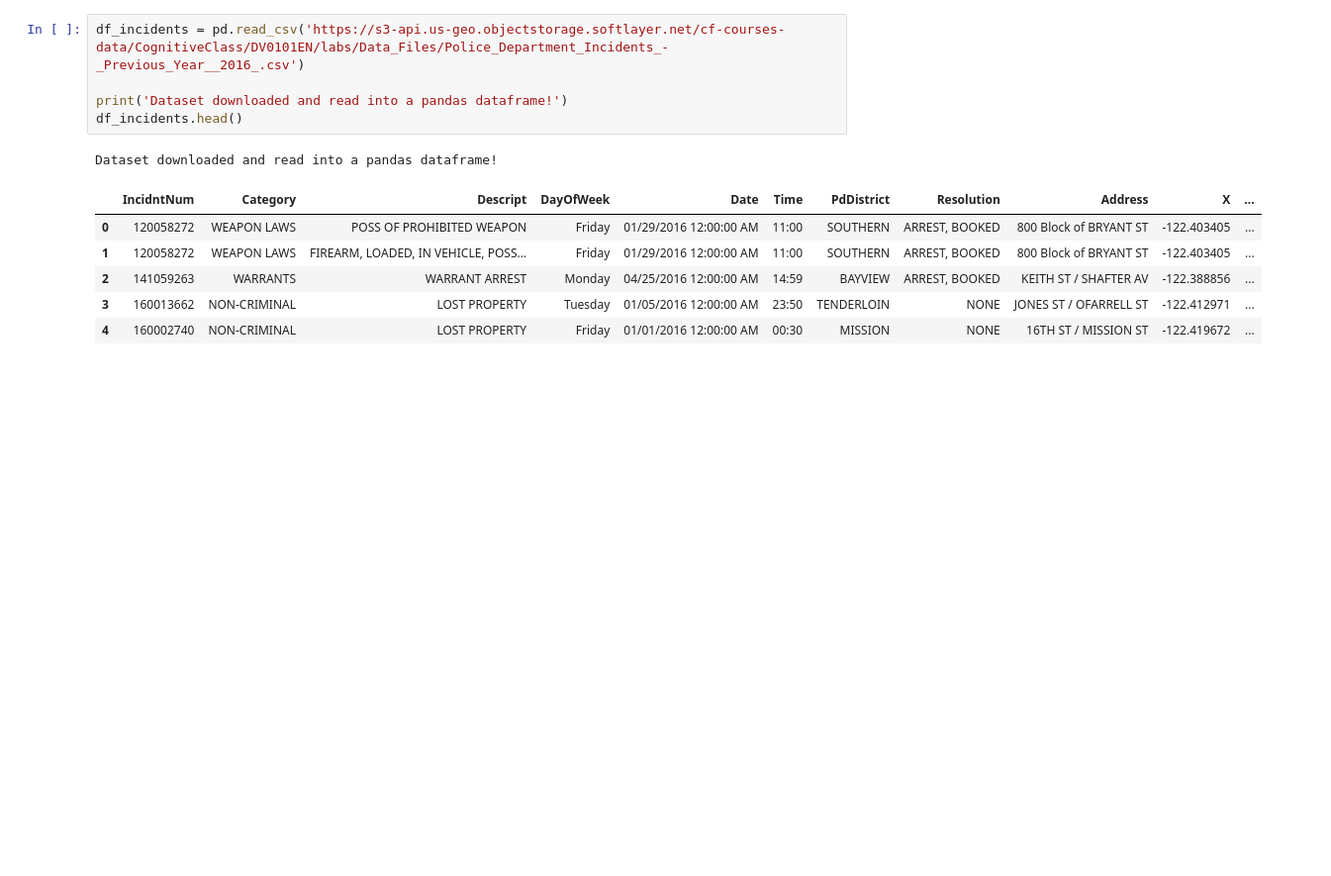
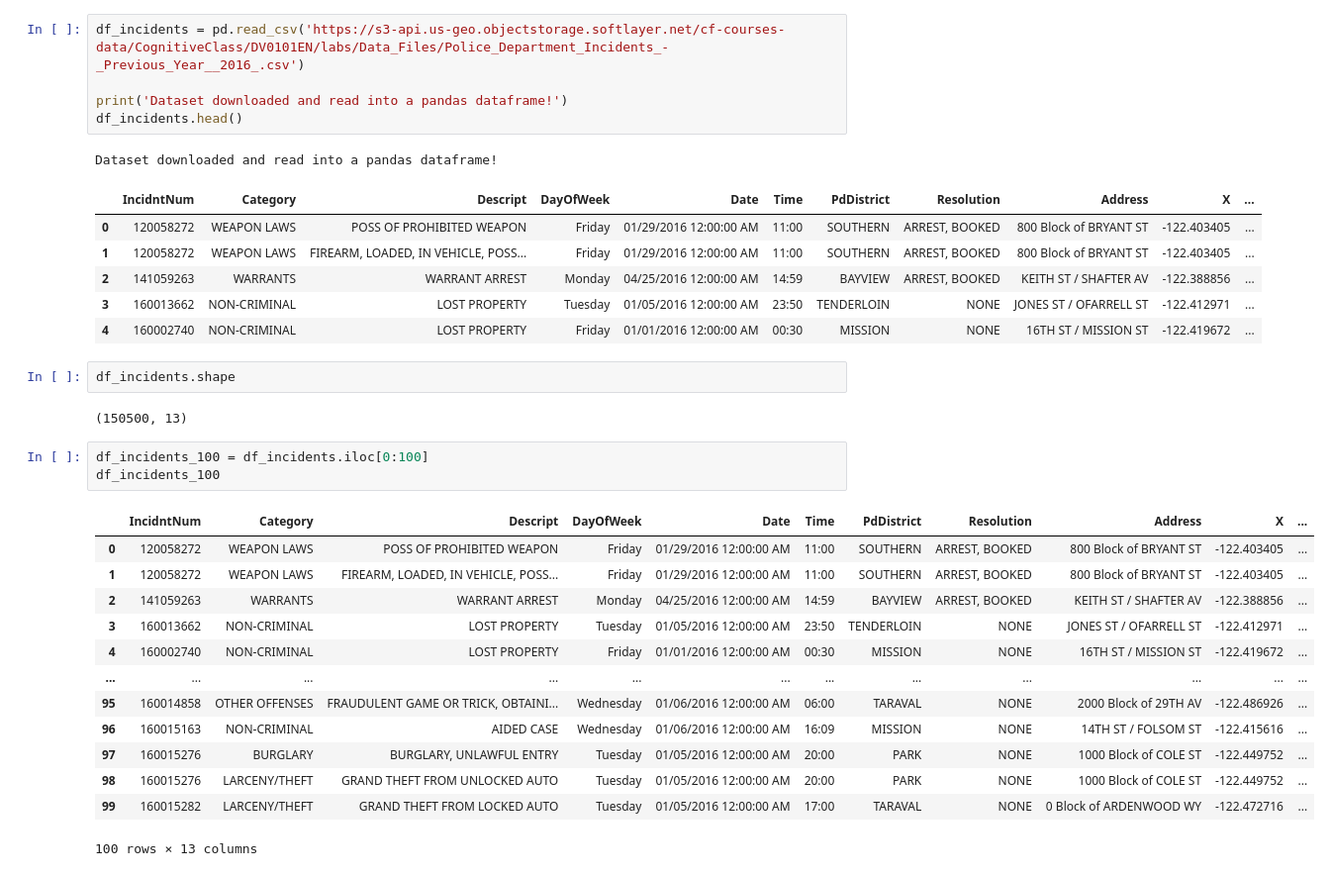
Before and after one commit to digipodium/python_content_for_tts_batch, a Jupyter notebook: dataanalysis/showing_data_on_maps.ipynb, the cells around one changed output. Shown: that part at 99% size. Drawn from its saved outputs; the diff is of its cells as text; blank space fills up the shorter version.

```diff
--- a/dataanalysis/showing_data_on_maps.ipynb
+++ b/dataanalysis/showing_data_on_maps.ipynb
@@ -21,3 +38,24 @@ Dataset downloaded and read into a pandas dataframe!
 | 2 | 141059263 | WARRANTS | WARRANT ARREST | Monday | 04/25/2016 12:00:00 AM | 14:59 | BAYVIEW | ARREST, BOOKED | KEITH ST / SHAFTER AV | -122.388856 | ... |
 | 3 | 160013662 | NON-CRIMINAL | LOST PROPERTY | Tuesday | 01/05/2016 12:00:00 AM | 23:50 | TENDERLOIN | NONE | JONES ST / OFARRELL ST | -122.412971 | ... |
 | 4 | 160002740 | NON-CRIMINAL | LOST PROPERTY | Friday | 01/01/2016 12:00:00 AM | 00:30 | MISSION | NONE | 16TH ST / MISSION ST | -122.419672 | ... |
+# %%
+df_incidents.shape
+# %% [output]
+(150500, 13)
+# %%
+df_incidents_100 = df_incidents.iloc[0:100]
+df_incidents_100
+# %% [output]
+|  | IncidntNum | Category | Descript | DayOfWeek | Date | Time | PdDistrict | Resolution | Address | X | ... |
+| 0 | 120058272 | WEAPON LAWS | POSS OF PROHIBITED WEAPON | Friday | 01/29/2016 12:00:00 AM | 11:00 | SOUTHERN | ARREST, BOOKED | 800 Block of BRYANT ST | -122.403405 | ... |
+| 1 | 120058272 | WEAPON LAWS | FIREARM, LOADED, IN VEHICLE, POSS... | Friday | 01/29/2016 12:00:00 AM | 11:00 | SOUTHERN | ARREST, BOOKED | 800 Block of BRYANT ST | -122.403405 | ... |
+| 2 | 141059263 | WARRANTS | WARRANT ARREST | Monday | 04/25/2016 12:00:00 AM | 14:59 | BAYVIEW | ARREST, BOOKED | KEITH ST / SHAFTER AV | -122.388856 | ... |
+| 3 | 160013662 | NON-CRIMINAL | LOST PROPERTY | Tuesday | 01/05/2016 12:00:00 AM | 23:50 | TENDERLOIN | NONE | JONES ST / OFARRELL ST | -122.412971 | ... |
+| 4 | 160002740 | NON-CRIMINAL | LOST PROPERTY | Friday | 01/01/2016 12:00:00 AM | 00:30 | MISSION | NONE | 16TH ST / MISSION ST | -122.419672 | ... |
+| ... | ... | ... | ... | ... | ... | ... | ... | ... | ... | ... | ... |
+| 95 | 160014858 | OTHER OFFENSES | FRAUDULENT GAME OR TRICK, OBTAINI... | Wednesday | 01/06/2016 12:00:00 AM | 06:00 | TARAVAL | NONE | 2000 Block of 29TH AV | -122.486926 | ... |
+| 96 | 160015163 | NON-CRIMINAL | AIDED CASE | Wednesday | 01/06/2016 12:00:00 AM | 16:09 | MISSION | NONE | 14TH ST / FOLSOM ST | -122.415616 | ... |
+| 97 | 160015276 | BURGLARY | BURGLARY, UNLAWFUL ENTRY | Tuesday | 01/05/2016 12:00:00 AM | 20:00 | PARK | NONE | 1000 Block of COLE ST | -122.449752 | ... |
+| 98 | 160015276 | LARCENY/THEFT | GRAND THEFT FROM UNLOCKED AUTO | Tuesday | 01/05/2016 12:00:00 AM | 20:00 | PARK | NONE | 1000 Block of COLE ST | -122.449752 | ... |
+| 99 | 160015282 | LARCENY/THEFT | GRAND THEFT FROM LOCKED AUTO | Tuesday | 01/05/2016 12:00:00 AM | 17:00 | TARAVAL | NONE | 0 Block of ARDENWOOD WY | -122.472716 | ... |
+100 rows × 13 columns
```
Also changed, not shown: parts of 11 cells of this notebook.
